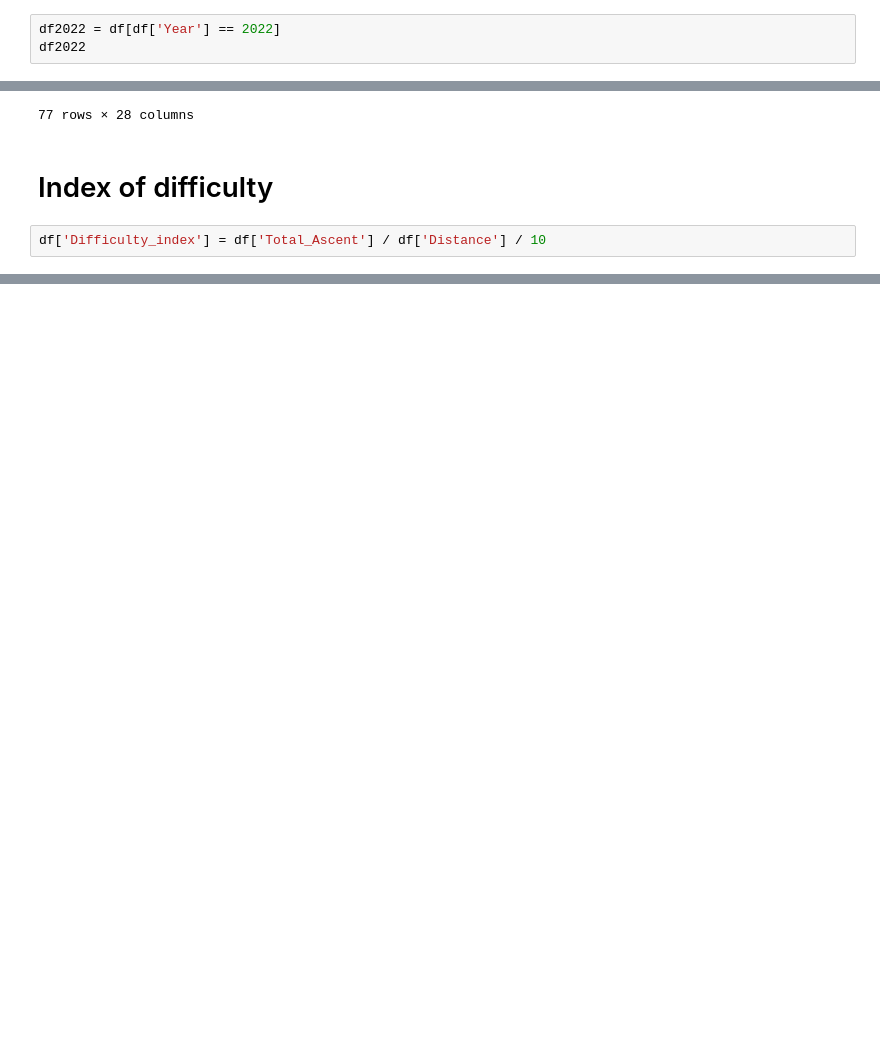
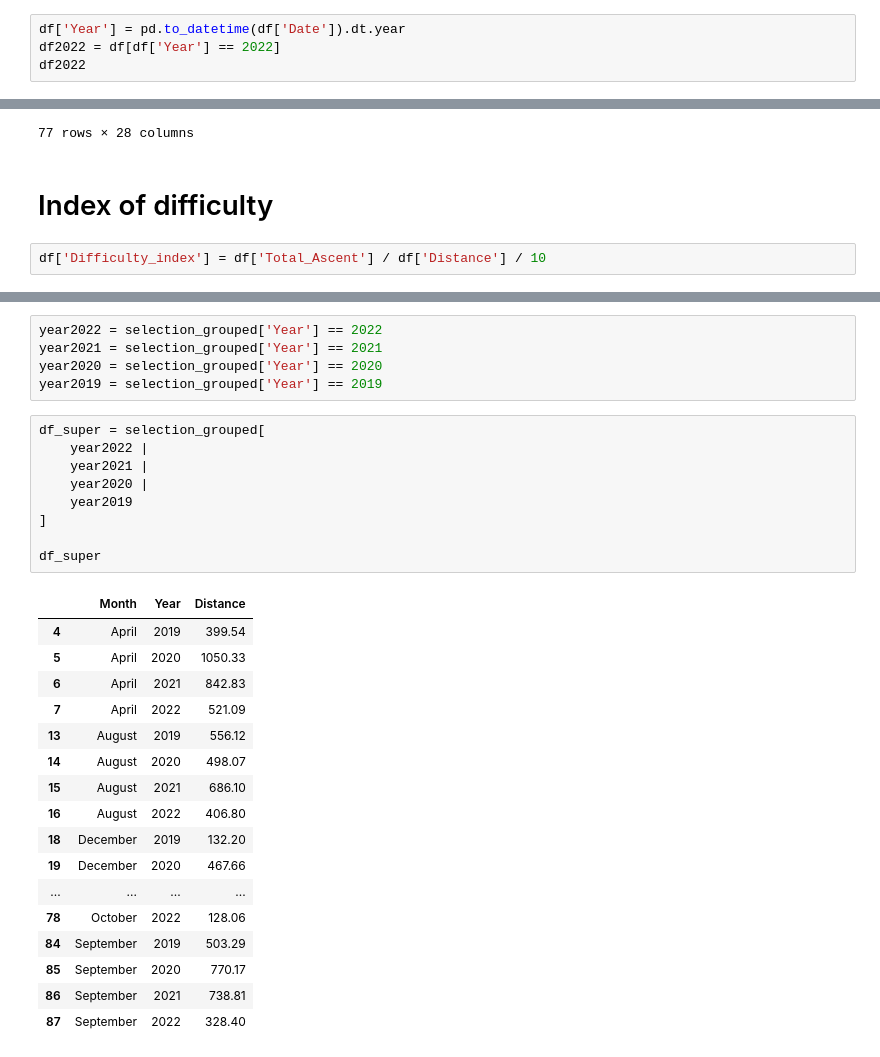
Before and after one commit to RadimJedlicka/my_garmin_data, a Jupyter notebook: cycling_activities.ipynb, the cells around one changed output, grey strips where cells are left out. Drawn from its saved outputs; the diff is of its cells as text; blank space fills up the shorter version.

```diff
--- a/cycling_activities.ipynb
+++ b/cycling_activities.ipynb
@@ -102,6 +106,7 @@ burger_count
 # %% [markdown]
 # Goal for the current year
 # %%
+df['Year'] = pd.to_datetime(df['Date']).dt.year
 df2022 = df[df['Year'] == 2022]
 df2022
 # %% [output]
@@ -406,0 +462,32 @@ Difficulty.head(20)
+# %%
+year2022 = selection_grouped['Year'] == 2022
+year2021 = selection_grouped['Year'] == 2021
+year2020 = selection_grouped['Year'] == 2020
+year2019 = selection_grouped['Year'] == 2019
+# %%
+df_super = selection_grouped[
+    year2022 |
+    year2021 |
+    year2020 |
+    year2019
+]
+
+df_super
+# %% [output]
+|  | Month | Year | Distance |
+| 4 | April | 2019 | 399.54 |
+| 5 | April | 2020 | 1050.33 |
+| 6 | April | 2021 | 842.83 |
+| 7 | April | 2022 | 521.09 |
+| 13 | August | 2019 | 556.12 |
+| 14 | August | 2020 | 498.07 |
+| 15 | August | 2021 | 686.10 |
+| 16 | August | 2022 | 406.80 |
+| 18 | December | 2019 | 132.20 |
+| 19 | December | 2020 | 467.66 |
+| ... | ... | ... | ... |
+| 78 | October | 2022 | 128.06 |
+| 84 | September | 2019 | 503.29 |
+| 85 | September | 2020 | 770.17 |
+| 86 | September | 2021 | 738.81 |
+| 87 | September | 2022 | 328.40 |
```
Also changed, not shown: parts of 13 cells of this notebook, 9 other files.
